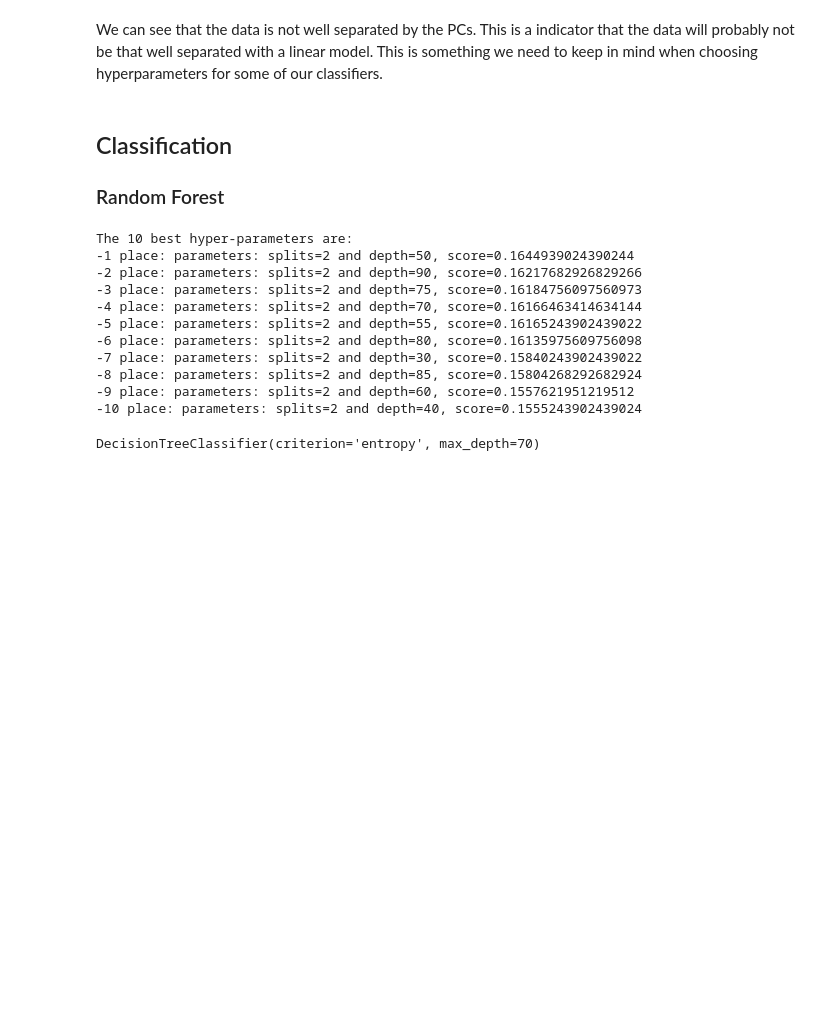
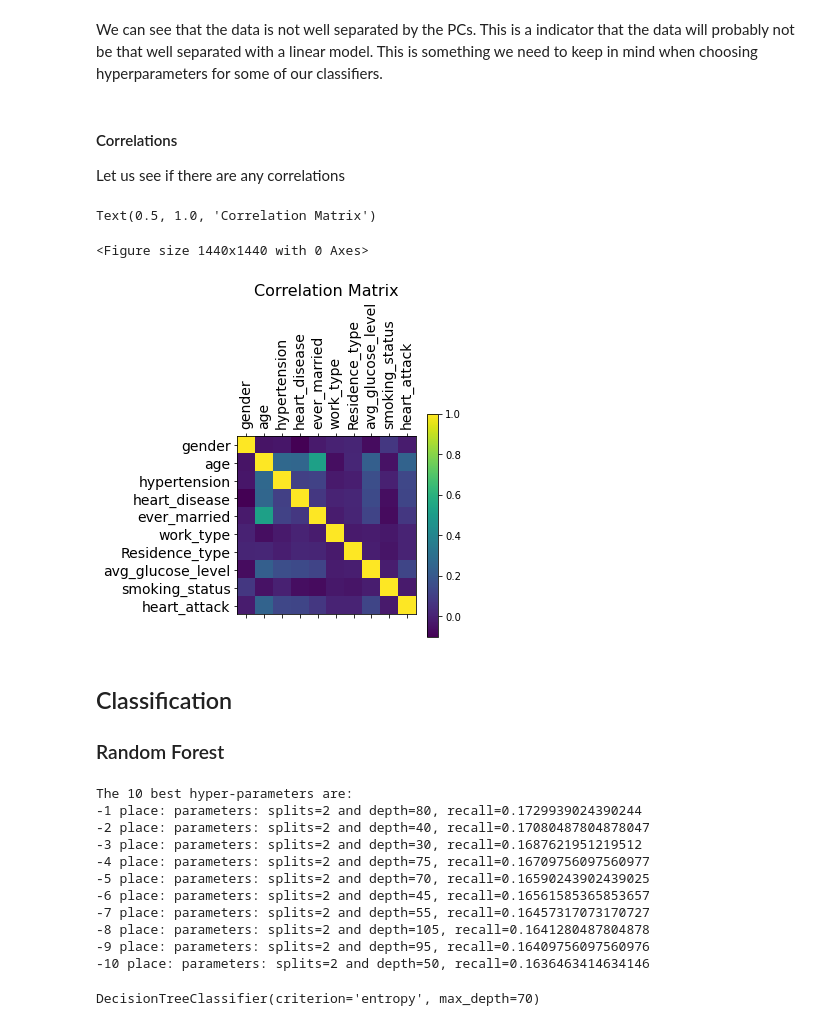
Before and after one commit to gabrysera/DataMining, a Jupyter notebook: DataMining_Marco_Gabriele.ipynb, the cells around one changed output. Drawn from its saved outputs; the diff is of its cells as text; code cells hidden in the pictures; blank space fills up the shorter version.

```diff
--- a/DataMining_Marco_Gabriele.ipynb
+++ b/DataMining_Marco_Gabriele.ipynb
@@ -131,6 +156,22 @@ plt.show()
 [figure]
 # %% [markdown]
 We can see that the data is not well separated by the PCs. This is a indicator that the data will probably not be that well separated with a linear model. This is something we need to keep in mind when choosing hyperparameters for some of our classifiers.
+# %% [markdown]
+#### Correlations
+Let us see if there are any correlations
+# %%
+from pandas import DataFrame
+
+fig = plt.figure(figsize=(20, 20))
+plt.matshow(DataFrame(health_numerical).corr())
+plt.xticks(np.arange(len(columns)+1), columns+['heart_attack'], fontsize=14, rotation=90)
+plt.yticks(np.arange(len(columns)+1), columns+['heart_attack'], fontsize=14)
+cb = plt.colorbar()
+plt.title('Correlation Matrix', fontsize=16)
+# %% [output]
+Text(0.5, 1.0, 'Correlation Matrix')
+<Figure size 1440x1440 with 0 Axes>
+[figure, added]
 # %% [markdown]
 ## Classification
 ### Random Forest
@@ -151,24 +192,24 @@ for h1, h2 in product(min_splits, max_depth):
         max_depth=h2,
         min_samples_split=h1
     )
-    scores = cross_val_score(model, X_n, y, scoring='recall', cv=cv, n_jobs=-1)
+    scores = cross_val_score(model, X_normal, y, scoring='recall', cv=cv, n_jobs=-1)
     avg_scores.append(((h1, h2), np.mean(scores)))
 
 avg_scores = sorted(avg_scores, key=lambda x: x[1], reverse=True)
 print('The 10 best hyper-parameters are:')
 for i in range(10):
     param, score = avg_scores[i]
-    print('-{} place: parameters: splits={} and depth={}, score={}'.format(i+1, *param, score))
+    print('-{} place: parameters: splits={} and depth={}, recall={}'.format(i+1, *param, score))
 # %% [output]
 The 10 best hyper-parameters are:
--1 place: parameters: splits=2 and depth=50, score=0.1644939024390244
--2 place: parameters: splits=2 and depth=90, score=0.16217682926829266
--3 place: parameters: splits=2 and depth=75, score=0.16184756097560973
--4 place: parameters: splits=2 and depth=70, score=0.16166463414634144
--5 place: parameters: splits=2 and depth=55, score=0.16165243902439022
--6 place: parameters: splits=2 and depth=80, score=0.16135975609756098
--7 place: parameters: splits=2 and depth=30, score=0.15840243902439022
--8 place: parameters: splits=2 and depth=85, score=0.15804268292682924
--9 place: parameters: splits=2 and depth=60, score=0.1557621951219512
--10 place: parameters: splits=2 and depth=40, score=0.1555243902439024
+-1 place: parameters: splits=2 and depth=80, recall=0.1729939024390244
+-2 place: parameters: splits=2 and depth=40, recall=0.17080487804878047
+-3 place: parameters: splits=2 and depth=30, recall=0.1687621951219512
+-4 place: parameters: splits=2 and depth=75, recall=0.16709756097560977
+-5 place: parameters: splits=2 and depth=70, recall=0.16590243902439025
+-6 place: parameters: splits=2 and depth=45, recall=0.16561585365853657
+-7 place: parameters: splits=2 and depth=55, recall=0.16457317073170727
+-8 place: parameters: splits=2 and depth=105, recall=0.1641280487804878
+-9 place: parameters: splits=2 and depth=95, recall=0.16409756097560976
+-10 place: parameters: splits=2 and depth=50, recall=0.1636463414634146
 # %%
```
Also changed, not shown: parts of 19 cells of this notebook.
